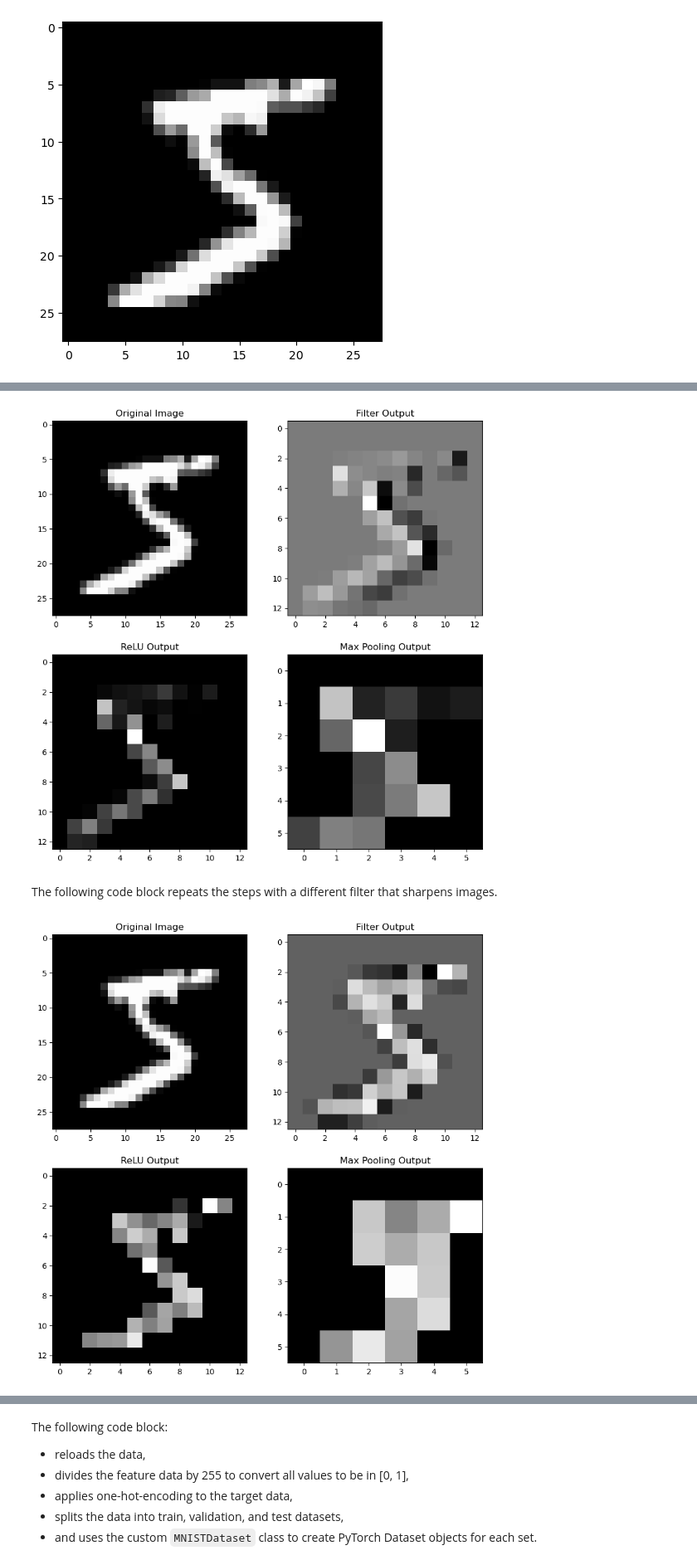
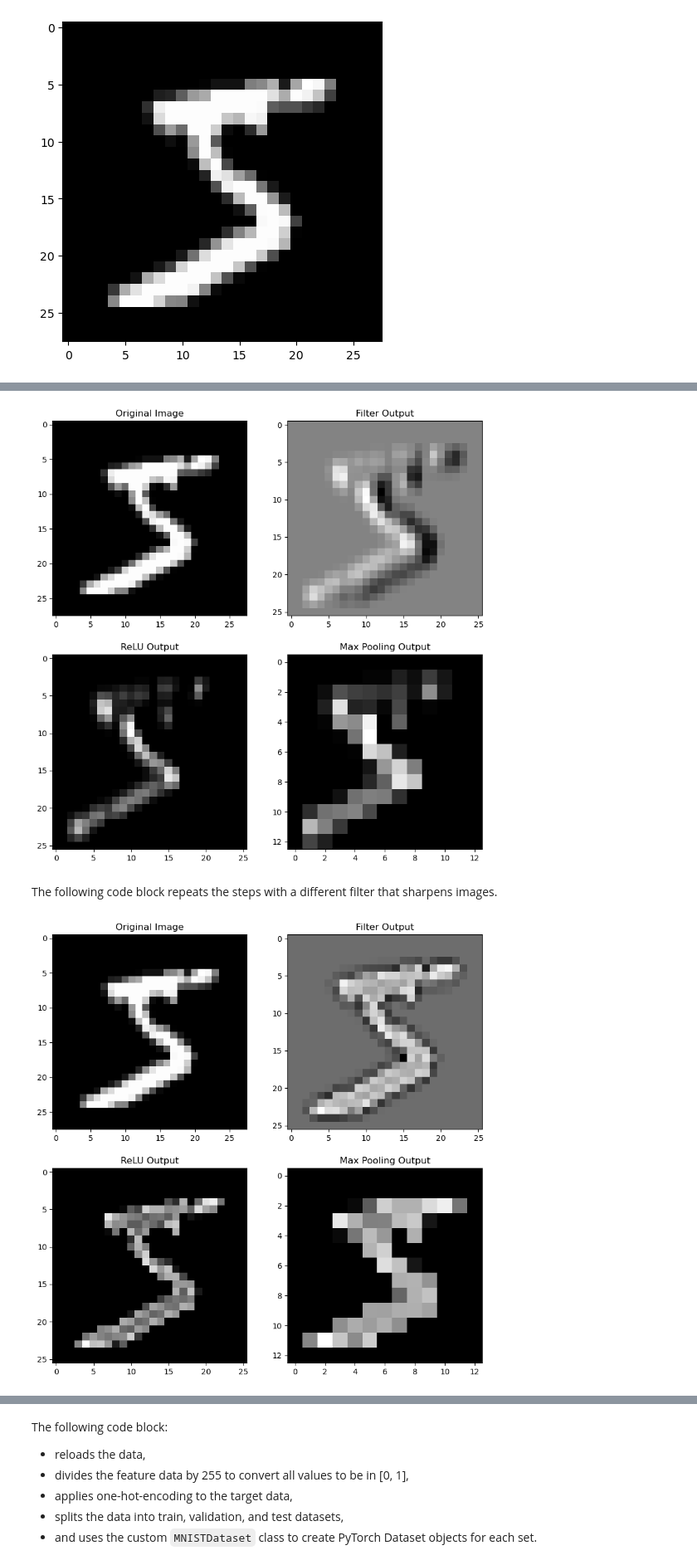
Before and after one commit to freemanalytics/predictive-modeling, a Jupyter notebook: Convolutional_Neural_Networks.ipynb, the cells around one changed output, grey strips where cells are left out. Shown: that part at 83% size. Cells and saved outputs as stored; diff of their text form; code cells hidden in the pictures.

```diff
--- a/Convolutional_Neural_Networks.ipynb
+++ b/Convolutional_Neural_Networks.ipynb
@@ -102,7 +103,7 @@ sobel_filter = np.array([
 ])
 
 filter_size = len(sobel_filter)
-stride = 2
+stride = 1
 padding = 0
 
 conv_output_height = np.floor((test_image.shape[0] - filter_size - 2*padding)/stride + 1).astype(np.int32)
@@ -163,7 +165,7 @@ sobel_filter = np.array([
 ])
 
 filter_size = len(sobel_filter)
-stride = 2
+stride = 1
 padding = 0
 
 conv_output_height = np.floor((test_image.shape[0] - filter_size - 2*padding)/stride + 1).astype(np.int32)
@@ -225,7 +227,7 @@ for subplot_title, subplot_array in plot_mapper.items():
 
 plt.show()
 # %% [output]
-[figure, old version]
+[figure, new version]
 # %% [markdown]
 The following code block repeats the steps with a different filter that sharpens images.
 # %%
@@ -236,7 +238,7 @@ sharpening_filter = np.array([
 ])
 
 filter_size = len(sharpening_filter)
-stride = 2
+stride = 1
 padding = 0
 
 conv_output_height = np.floor((test_image.shape[0] - filter_size - 2*padding)/stride + 1).astype(np.int32)
@@ -275,34 +277,34 @@ for i in range(0, pool_output_height):
         # Extract the 2x2 region for max pooling
         window = relu_output[row_start:row_start + pool_size, col_start:col_start + pool_size]
 
         # Apply max pooling (get the maximum value in the window)
         pool_output[i, j] = np.max(window)
 
 mosaic = [
     ['Original Image', 'Filter Output'],
     ['ReLU Output', 'Max Pooling Output']
 ]
 plot_mapper = {
     'Original Image': test_image,
     'Filter Output': conv_output,
     'ReLU Output': relu_output,
     'Max Pooling Output': pool_output,
 }
 
 
 fig, ax = plt.subplot_mosaic(mosaic, figsize=(10, 10))
 
 for subplot_title, subplot_array in plot_mapper.items():
 
     ax[subplot_title].imshow(
         subplot_array,
         cmap='gray',
     )
     ax[subplot_title].set_title(subplot_title)
 
 plt.show()
 # %% [output]
-[figure, old version]
+[figure, new version]
 # %% [markdown]
 # Creating a Simple CNN with PyTorch
 
```
Also changed, not shown: parts of 32 cells of this notebook.
